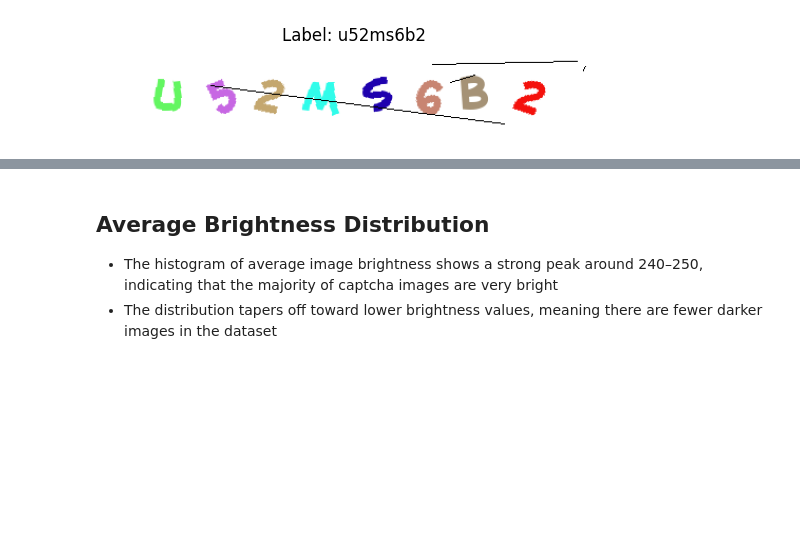
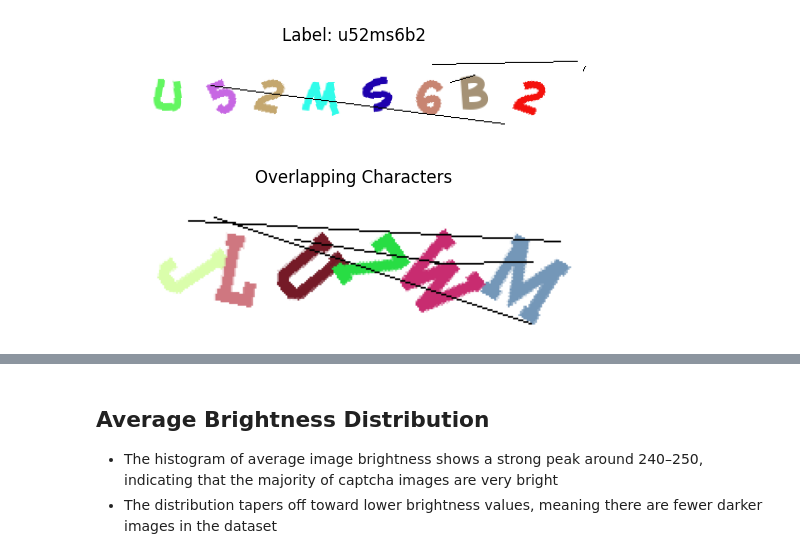
Before and after one commit to angsongyee/CS4243-miniproject, a Jupyter notebook: src/data_analysis.ipynb, the cells around one changed output, grey strips where cells are left out. Drawn from its saved outputs; the diff is of its cells as text; code cells hidden in the pictures; blank space fills up the shorter version.

```diff
--- a/src/data_analysis.ipynb
+++ b/src/data_analysis.ipynb
@@ -48,3 +48,10 @@ img, label = get_rand_img()
 show_img(img, title=f"Label: {label}")
 # %% [output]
 [figure]
+# %%
+label = "jlu7wm"
+img = get_img(label)
+
+show_img(img, "Overlapping Characters")
+# %% [output]
+[figure, added]
```
Also changed, not shown: parts of 4 cells of this notebook, 3 other files.
